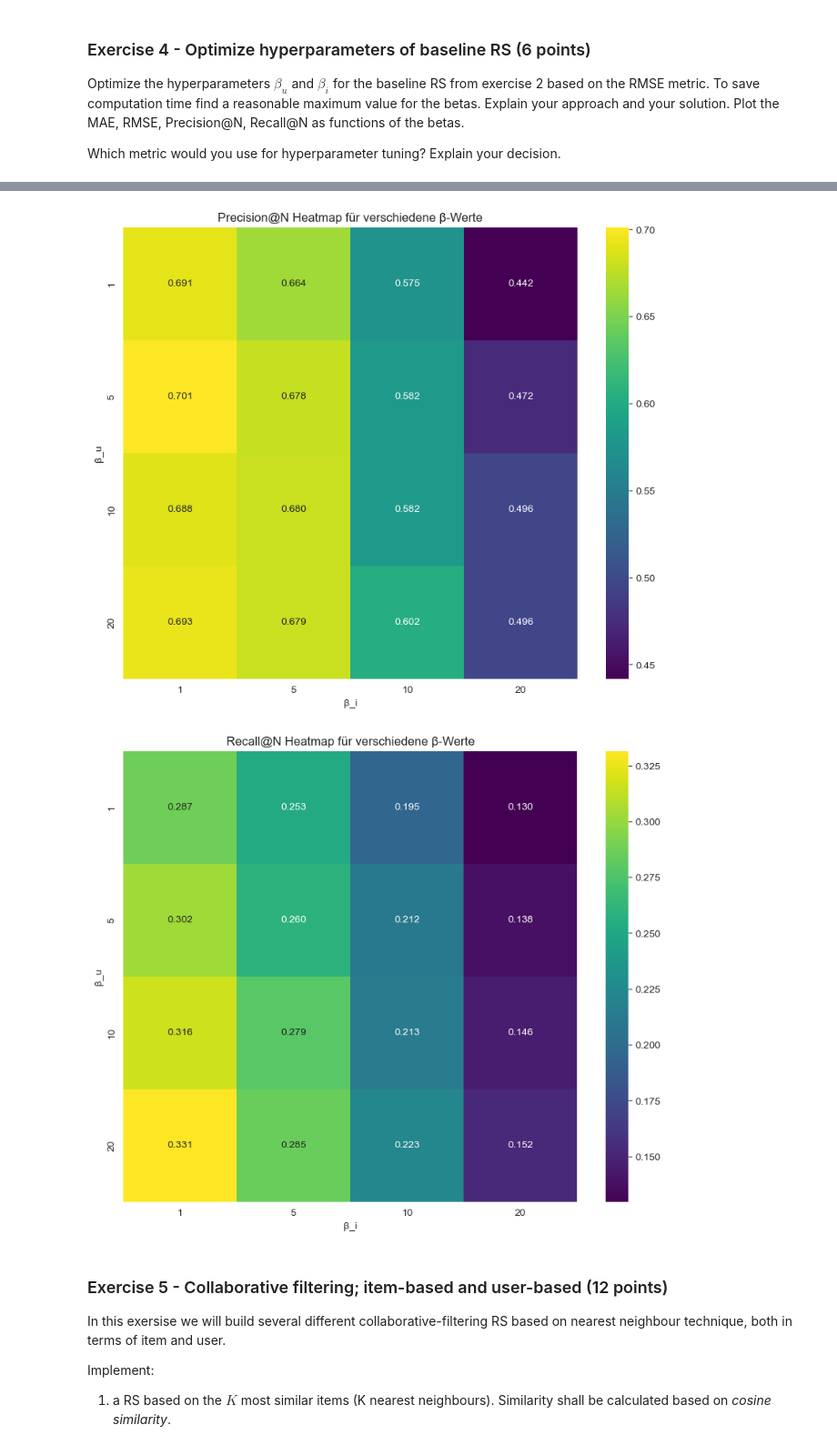
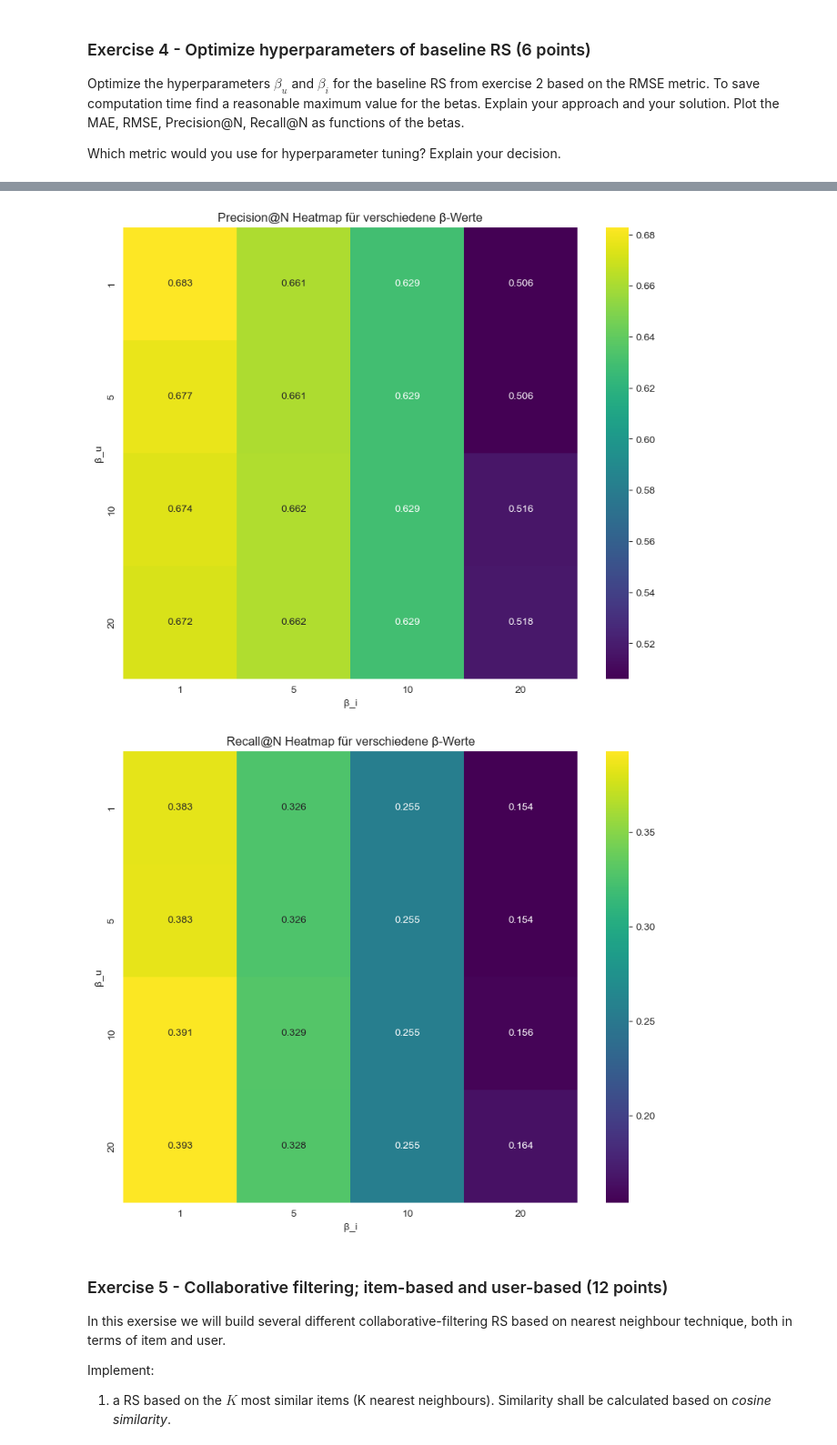
Before and after one commit to Tschoppsilas/RSY, a Jupyter notebook: RSY_MiniChallenge_FS25.ipynb, the cells around one changed output, grey strips where cells are left out. Shown at 91% size. Cells and saved outputs as stored; diff of their text form; code cells hidden in the pictures.

```diff
--- a/RSY_MiniChallenge_FS25.ipynb
+++ b/RSY_MiniChallenge_FS25.ipynb
@@ -223,16 +225,18 @@ print(f"Die Spannweite der Bewertungen für die Filme liegt zwischen: {list_of_r
 # %% [markdown]
 ## f) Which genre has be rated how many times?
 # %%
-#genres aus movies in ratings datensatz einbauen
-ratings_mit_gernes = ratings.merge(movies[["movieId", "genres"]], on="movieId", how="left")
+# Genres aus movies in ratings-Datensatz einbauen
+ratings_mit_genres = ratings.merge(movies[["movieId", "genres"]], on="movieId", how="left")
 
-# Die Genre sind teilweise mit | getrennt, was sich, wenn es nicht aufgesplittet wird, nicht sauber zählen lässt, deshalb muss es hier aufgesplittet werden
-ratings_mit_gernes_exploded = ratings_mit_gernes.assign(genre=ratings_mit_gernes["genres"].str.split("|")).explode("genre")
+# Genres aufsplitten
+ratings_mit_genres_exploded = ratings_mit_genres.assign(genre=ratings_mit_genres["genres"].str.split("|")).explode("genre")
 
-#Anzahl der Bewertungen pro Genre zählen
-genre_counts = ratings_mit_gernes_exploded["genre"].value_counts().reset_index(name="count")
+# Anzahl der Bewertungen pro Genre zählen
+genre_counts = ratings_mit_genres_exploded["genre"].value_counts().reset_index()
+#Titel vergeben
+genre_counts.columns = ["genre", "count"]
 
-pprint.pprint(genre_counts)
+print(genre_counts.to_string(index=False))
 # %% [markdown]
 ## g) How sparse is the User Rating Matrix?
 # %%
@@ -434,9 +456,10 @@ Output the recommendations for three example users (Ids 1, 3 and 7) and the defa
   $$ b_u = \frac{1}{|I_u| + \beta_u} \sum_{i \in I_u} (r_{u,i} - \mu) $$ und $$ b_i = \frac{1}{|U_i| + \beta_i} \sum_{u \in U_i} (r_{u,i} - b_u - \mu) . $$
 # %%
 def calculate_biases(df, beta_u=20, beta_i=20, iteration=10):
+    #erstellt einen Key, wenn der aufgerufene Key nicht existiert
     b_i = defaultdict(float)
     b_u = defaultdict(float)
-
+    #Globalen Durchschnitt berechnen
     mu = df["rating"].mean()
 
     # Vorab gruppieren nach User und Movie
@@ -446,19 +469,19 @@ def calculate_biases(df, beta_u=20, beta_i=20, iteration=10):
     for _ in range(iteration):
         # Update b_u
         for user_id, group in user_groups:
-            numer = (group["rating"] - mu - group["movieId"].map(b_i)).sum()
-            denom = beta_u + len(group)
-            b_u[user_id] = numer / denom
+            numer = (group["rating"] - mu - group["movieId"].map(b_i)).sum()#Summe der Abweichung für den nutzer
+            denom = beta_u + len(group) #Filme mit weniger bewertungen sollen damit stärker reguliert werden
+            b_u[user_id] = numer / denom #berechneter user bias
 
         # Update b_i
         for movie_id, group in movie_groups:
-            numer = (group["rating"] - mu - group["userId"].map(b_u)).sum()
+            numer = (group["rating"] - mu - group["userId"].map(b_u)).sum()#Summe der Abweichung für den Film
             denom = beta_i + len(group)
-            b_i[movie_id] = numer / denom
+            b_i[movie_id] = numer / denom #berechneter item bias
 
     return mu, dict(b_u), dict(b_i)
 
-mu, b_u, b_i = calculate_biases(ratings)
+mu_baseline, b_u_baseline, b_i_baseline = calculate_biases(ratings)
 # %%
 def save_all_biases_to_csv(mu, b_u, b_i, filename='all_biases.csv'):
 
@@ -511,7 +534,7 @@ def load_all_biases_from_csv(filename='all_biases.csv'):
     b_i = dict(zip(bi_df['movieId'], bi_df['item_bias']))
 
     return mu, b_u, b_i
-mu, b_u, b_i = load_all_biases_from_csv()
+mu_baseline, b_u_baseline, b_i_baseline = load_all_biases_from_csv()
 # %% [markdown]
 ### Berechnung der Top-N Recommendations für die User 1,3,7
 
@@ -899,7 +968,7 @@ for beta_u in beta_values:
         start_time = time.time()
 
         # Iteration auf 3 gesetzt, um einen Trend zu sehen
-        mu, b_u, b_i = calculate_biases(train_set_1, beta_u=beta_u, beta_i=beta_i, iteration=3)
+        mu, b_u, b_i = calculate_biases(train_set_1, beta_u=beta_u, beta_i=beta_i, iteration=10)
 
         end_time = time.time()
 
@@ -1001,5 +1070,5 @@ plt.show()
-[figure, old version]
+[figure, new version]
-[figure, old version]
+[figure, new version]
 # %% [markdown]
 ### Exercise 5 - Collaborative filtering; item-based and user-based (12 points)
 In this exersise we will build several different collaborative-filtering RS based on nearest neighbour technique, both in terms of item and user.
```
Also changed, not shown: parts of 43 cells of this notebook.
